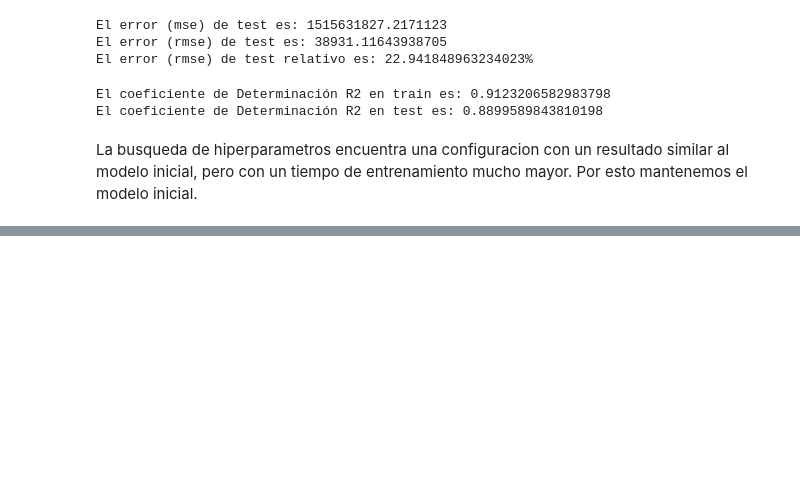
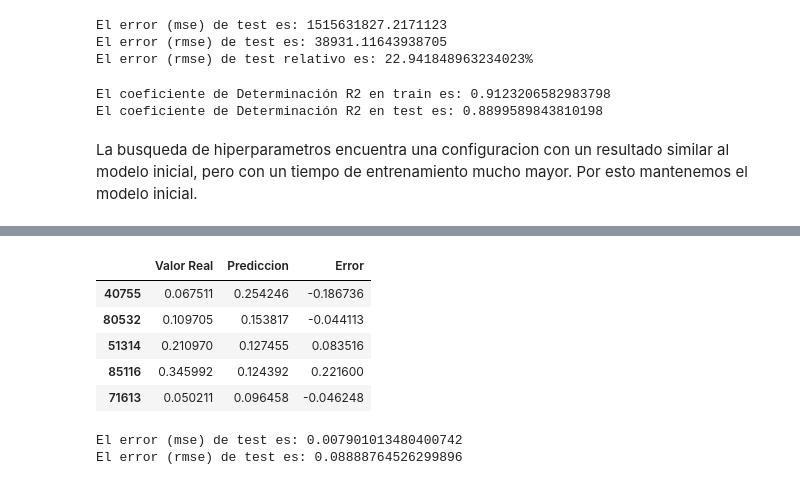
Before and after one commit to franjuarez/7506R-2C2022-GRUPO21, a Jupyter notebook: TP2/7506R_TP2_GRUPO21_ENTREGA.ipynb, the cells around one changed output, grey strips where cells are left out. Saved outputs shown, nothing was run; the diff lists cells and outputs as text; code cells hidden in the pictures; blank space fills up the shorter version.

Commit message:
Agregada la parte 2 (REVISAR METRICAS NUEVAS, MEJORARON)

```diff
--- a/TP2/7506R_TP2_GRUPO21_ENTREGA.ipynb
+++ b/TP2/7506R_TP2_GRUPO21_ENTREGA.ipynb
@@ -548,0 +925,13 @@ La busqueda de hiperparametros encuentra una configuracion con un resultado simi
+# %%
+# Creo un modelo Red Neuronal
+d_in=len(columnas_predictoras)
+d_out=1
+
+modelo1 = keras.Sequential([
+    keras.layers.Dense(1,input_shape=(d_in,)), #, activation="relu"
+
+    keras.layers.Dense(3, activation='tanh'),
+    keras.layers.Dense(3, activation='relu'),
+    keras.layers.Dense(1, activation='sigmoid')
+    ])
+modelo1.summary()
@@ -548,0 +960,8 @@ La busqueda de hiperparametros encuentra una configuracion con un resultado simi
+# %%
+modelo1.compile(
+  optimizer=keras.optimizers.SGD(learning_rate=0.001),
+  loss='mse',
+  metrics=['mae'],
+)
+# %%
+y_pred = modelo1.fit(x_train_transform,y_train,epochs=50,batch_size=85,verbose=True)
@@ -548,0 +986,10 @@ La busqueda de hiperparametros encuentra una configuracion con un resultado simi
+# %%
+y_pred=modelo1.predict(x_test_transform)
+y_pred = y_pred.flatten()
+performance = pd.DataFrame({'Valor Real': y_test,
+                            'Prediccion': y_pred,
+                            'Error': y_test - y_pred})
+
+
+performance.head()
+# %% [output]
@@ -548,0 +997,29 @@ La busqueda de hiperparametros encuentra una configuracion con un resultado simi
+|  | Valor Real | Prediccion | Error |
+| 40755 | 0.067511 | 0.254246 | -0.186736 |
+| 80532 | 0.109705 | 0.153817 | -0.044113 |
+| 51314 | 0.210970 | 0.127455 | 0.083516 |
+| 85116 | 0.345992 | 0.124392 | 0.221600 |
+| 71613 | 0.050211 | 0.096458 | -0.046248 |
+# %%
+from sklearn import metrics
+
+mse = metrics.mean_squared_error(
+        y_true  = y_test,
+        y_pred  = y_pred,
+        squared = True
+         )
+
+print(f"El error (mse) de test es: {mse}")
+
+
+
+rmse = metrics.mean_squared_error(
+        y_true  = y_test,
+        y_pred  = y_pred,
+        squared = False
+         )
+
+print(f"El error (rmse) de test es: {rmse}")
+# %% [output]
+El error (mse) de test es: 0.007901013480400742
+El error (rmse) de test es: 0.08888764526299896
```
Also changed, not shown: parts of 37 cells of this notebook.
